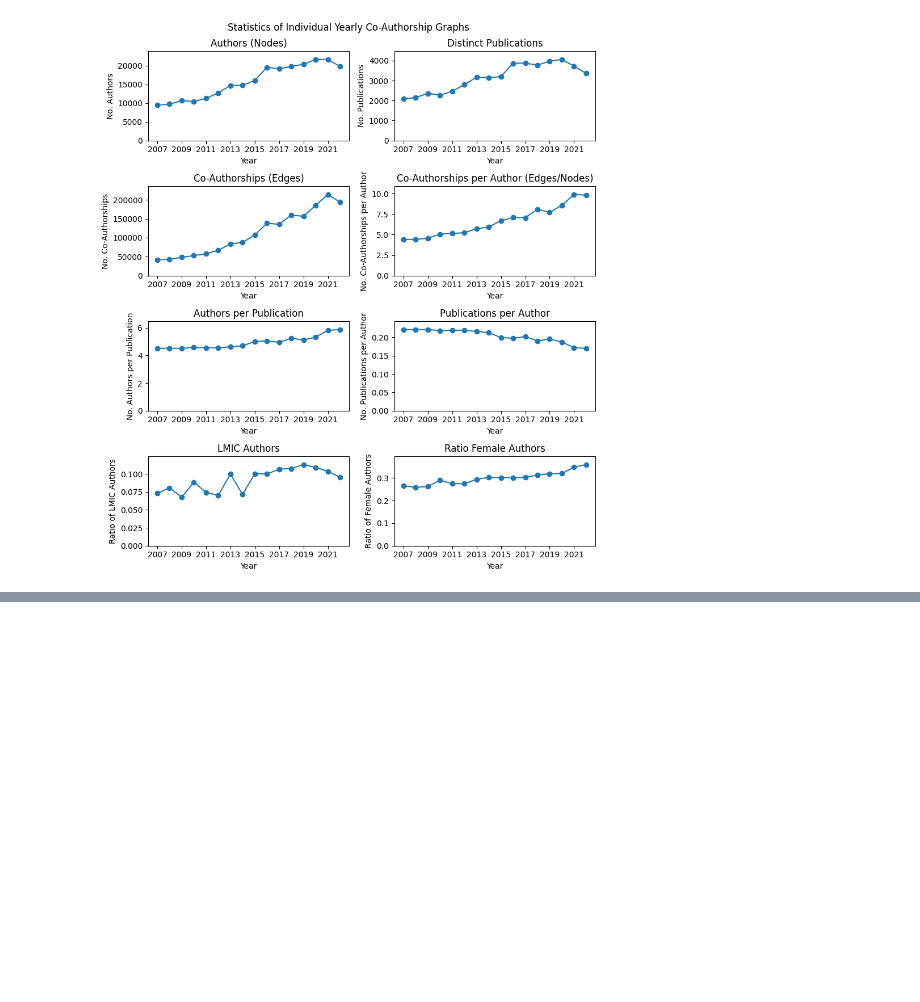
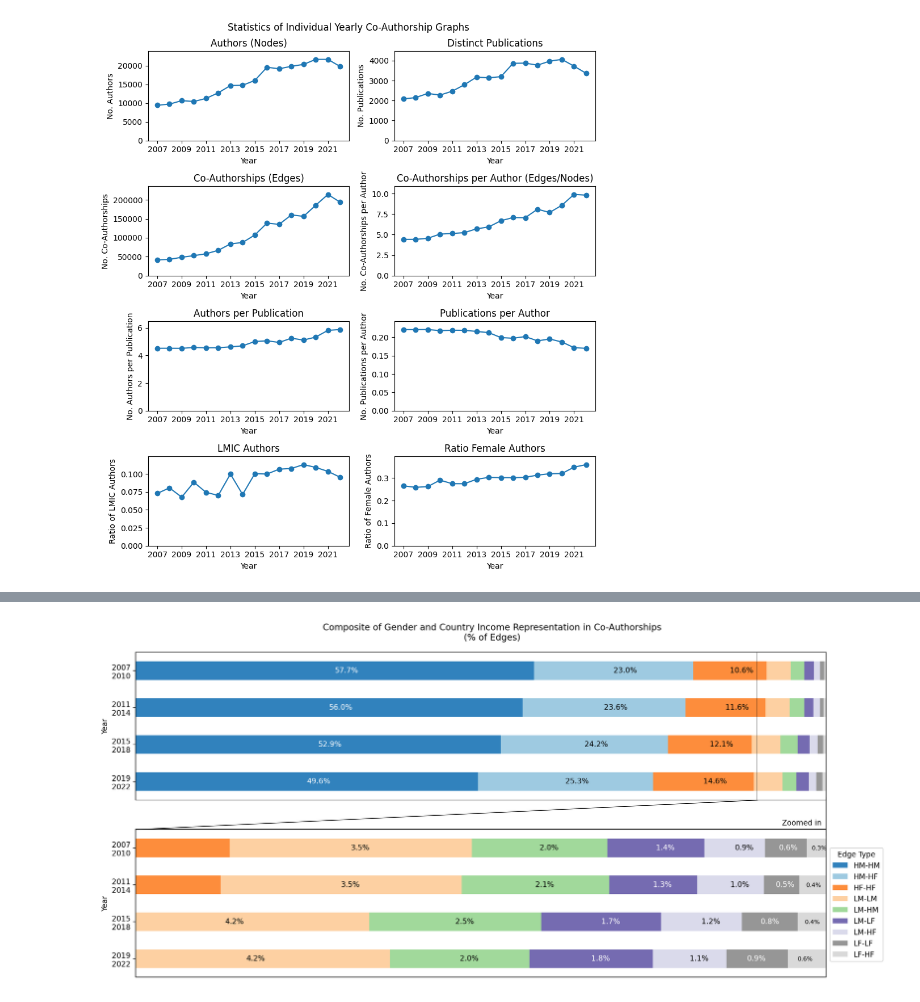
Before and after one commit to joamats/mit-knowledge-oligarchies, a Jupyter notebook: oligarchies/6_edges.ipynb, the cells around one changed output, grey strips where cells are left out. Saved outputs shown, nothing was run; the diff lists cells and outputs as text; code cells hidden in the pictures; blank space fills up the shorter version.

```diff
--- a/oligarchies/6_edges.ipynb
+++ b/oligarchies/6_edges.ipynb
@@ -275,0 +436,72 @@ plt.savefig("results/edges_gender.png", dpi=1000, bbox_inches="tight")
+# %%
+# join both plot above in a same figure
+fig, axs = plt.subplots(2, 1, figsize=(15, 7))
+
+d = df_edge_types.iloc[::-1]
+
+d.plot(kind='barh', stacked=True, rot=0, colormap='tab20c', ax=axs[0])
+d.plot(kind='barh', stacked=True, rot=0, colormap='tab20c', ax=axs[1])
+
+# add vertical lines, shaded at 90% of the first plot
+axs[0].axvline(x=90, color='black', alpha=0.5, linewidth=.7)
+
+# remove the xticks from the first plot
+axs[0].set_xticks([])
+# remove the xticks from the second plot
+axs[1].set_xticks([])
+
+# add ytixks to the first plot
+axs[0].set_yticks([0, 1, 2, 3])
+axs[0].set_yticklabels(['2007\n2010', '2011\n2014', '2015\n2018', '2019\n2022'][::-1])
+
+# add yticks to the second plot
+axs[1].set_yticks([0, 1, 2, 3])
+axs[1].set_yticklabels(['2007\n2010', '2011\n2014', '2015\n2018', '2019\n2022'][::-1])
+
+
+axs[0].set_ylabel('Year')
+axs[1].set_ylabel('Year')
+
+axs[0].set_xlim(0, 100)
+axs[1].set_xlim(90, 100)
+# add title to second plot
+axs[1].set_title('\nZoomed in  ', fontsize=10, loc='right')
+
+# omit legend for the first plot
+axs[0].legend().set_visible(False)
+# add legend for the second plot, outside the plot
+axs[1].legend(loc='upper left', bbox_to_anchor=(1, .9), title='Edge Type')
+
+# Add text labels to the bars, individually, in the middle of each, different colors
+# for the first plot, only 3 labels
+
+for i, year in enumerate(years_bins[::-1]):
+    y = year[0]
+    axs[0].text(d.loc[y, 'HM-HM']/2, i-.05, f"{d.loc[y, 'HM-HM']:.1f}%", color='white', fontsize=10)
+    axs[0].text(d.loc[y, 'HM-HM'] + d.loc[y, 'HM-HF']/2, i-.05, f"{d.loc[y, 'HM-HF']:.1f}%", color='black', fontsize=10)
+    axs[0].text(d.loc[y, 'HM-HM'] + d.loc[y, 'HM-HF'] + d.loc[y, 'HF-HF']/2, i-.05, f"{d.loc[y, 'HF-HF']:.1f}%", color='black', fontsize=10)
+
+# for the second plot, all labels
+for i, year in enumerate(years_bins[::-1]):
+    y = year[0]
+    offset = d.loc[y, 'HM-HM'] + d.loc[y, 'HM-HF'] + d.loc[y, 'HF-HF']
+    axs[1].text(offset + d.loc[y, 'LM-LM']/2, i-.05, f"{d.loc[y, 'LM-LM']:.1f}%", color='black', fontsize=10)
+    axs[1].text(offset + d.loc[y, 'LM-LM'] + d.loc[y, 'LM-HM']/2, i-.05, f"{d.loc[y, 'LM-HM']:.1f}%", color='black', fontsize=10)
+    axs[1].text(offset + d.loc[y, 'LM-LM'] + d.loc[y, 'LM-HM'] + d.loc[y, 'LM-LF']/2, i-.05, f"{d.loc[y, 'LM-LF']:.1f}%", color='white', fontsize=10)
+    axs[1].text(offset + d.loc[y, 'LM-LM'] + d.loc[y, 'LM-HM'] + d.loc[y, 'LM-LF'] + d.loc[y, 'LM-HF']/2, i-.05, f"{d.loc[y, 'LM-HF']:.1f}%", color='black', fontsize=10)
+    axs[1].text(offset + d.loc[y, 'LM-LM'] + d.loc[y, 'LM-HM'] + d.loc[y, 'LM-LF'] + d.loc[y, 'LM-HF'] + d.loc[y, 'LF-LF']/3, i-.05, f"{d.loc[y, 'LF-LF']:.1f}%", color='white', fontsize=10)
+    axs[1].text(offset + d.loc[y, 'LM-LM'] + d.loc[y, 'LM-HM'] + d.loc[y, 'LM-LF'] + d.loc[y, 'LM-HF'] + d.loc[y, 'LF-LF'] + d.loc[y, 'LF-HF']/4, i-.05, f"{d.loc[y, 'LF-HF']:.1f}%", color='black', fontsize=8)
+
+# Draw a diagonal line between the subplots
+line_coords = [(0.053, 0.833), (.427-.002, .522-.018)]
+line = plt.Line2D(line_coords[0], line_coords[1], color='black', lw=.8)
+fig.add_artist(line)
+line_coords = [(.919, .919), (.427-.018, .522-.01)]
+line = plt.Line2D(line_coords[0], line_coords[1], color='black', lw=.8)
+fig.add_artist(line)
+
+# add super x label
+fig.suptitle('Composite of Gender and Country Income Representation in Co-Authorships\n(% of Edges)')
+plt.tight_layout()
+# %% [output]
+[figure, added]
```
Also changed, not shown: parts of 12 cells of this notebook, 3 other files.
